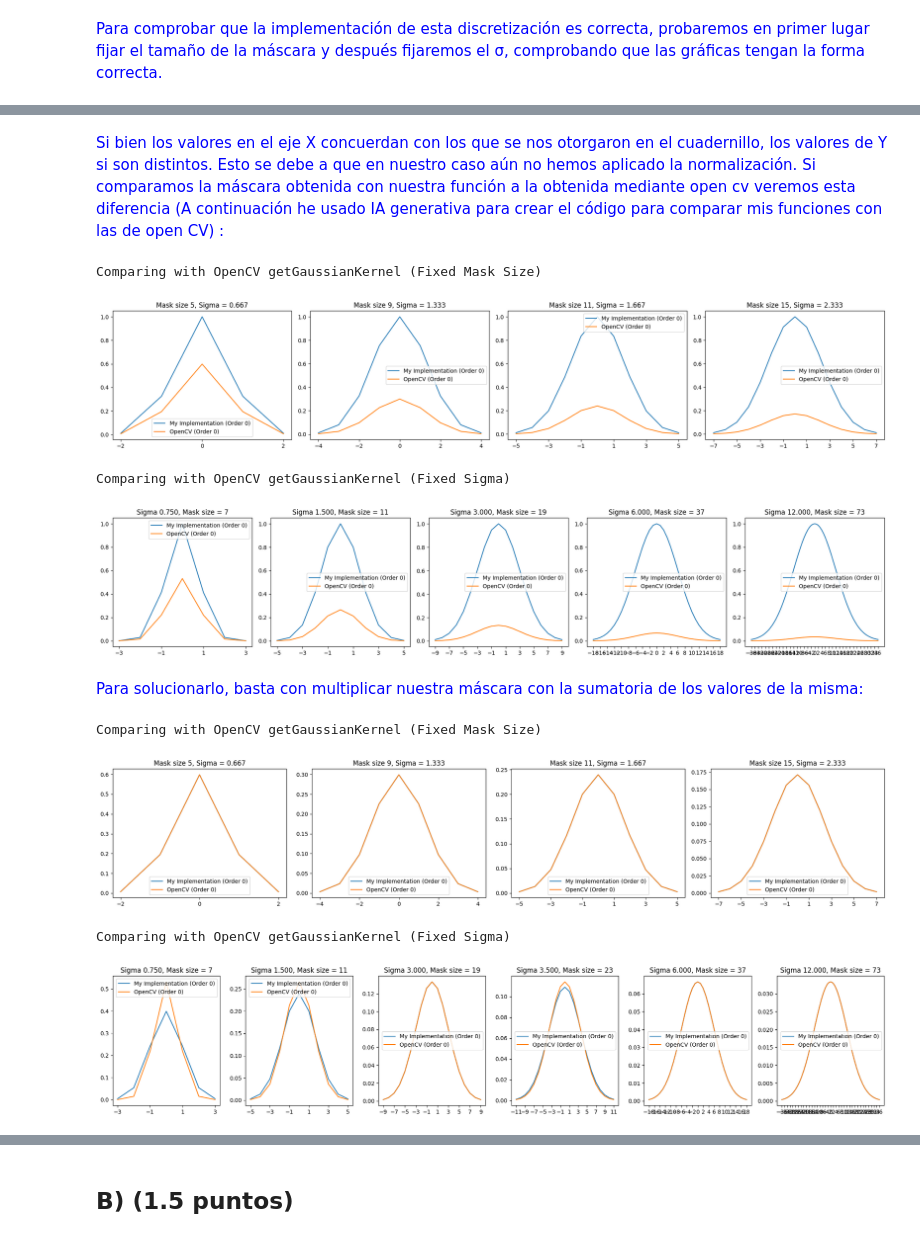
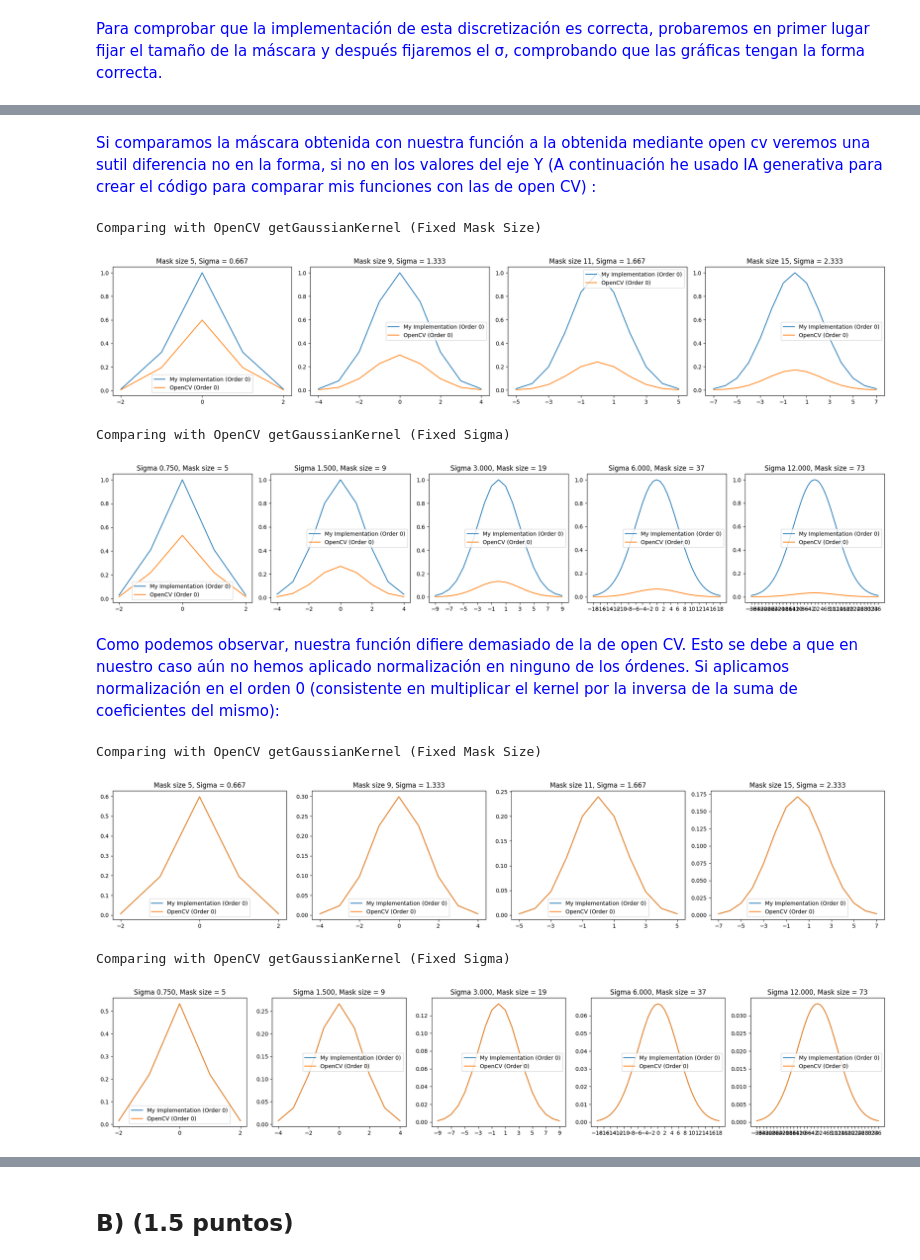
Before and after one commit to ruizz04/Vision_Computador, a Jupyter notebook: P1_template.ipynb, the cells around one changed output, grey strips where cells are left out. Saved outputs shown, nothing was run; the diff lists cells and outputs as text; code cells hidden in the pictures.

```diff
--- a/P1_template.ipynb
+++ b/P1_template.ipynb
@@ -376,5 +386,5 @@ FIJAMOS AHORA EL SIGMA
 # %% [markdown]
-<font color="blue">Si bien los valores en el eje X concuerdan con los que se nos otorgaron en el cuadernillo, los valores de Y si son distintos. Esto se debe a que en nuestro caso aún no hemos aplicado la normalización. Si comparamos la máscara obtenida con nuestra función a la obtenida mediante open cv veremos esta diferencia (A continuación he usado IA generativa para crear el código para comparar mis funciones con las de open CV) :
+<font color="blue">Si comparamos la máscara obtenida con nuestra función a la obtenida mediante open cv veremos una sutil diferencia no en la forma, si no en los valores del eje Y (A continuación he usado IA generativa para crear el código para comparar mis funciones con las de open CV) :
 # %%
 sigma_values = [0.75, 1.5, 3, 6, 12]
 size_masks = [5, 9, 11, 15]
@@ -411,7 +421,7 @@ for i, sigma in enumerate(sigma_values):
     # Display user's implementation and OpenCV's for Order 0 (Gaussian) in a subplot
     plt.subplot(1, len(sigma_values), i + 1) # 1 row, len(sigma_values) columns, current plot is i+1
     mask_user = gaussianMask1D(sigma=sigma, order=0)
-    mask_opencv = cv2.getGaussianKernel(sizeMask, sigma).flatten()
+    mask_opencv = cv2.getGaussianKernel(sizeMask, sigma=sigma).flatten()
 
     plt.plot(k_valores, mask_user, label='My Implementation (Order 0)')
     plt.plot(k_valores, mask_opencv, label='OpenCV (Order 0)')
@@ -425,11 +435,11 @@ plt.show()
 Comparing with OpenCV getGaussianKernel (Fixed Mask Size)
 [figure]
 Comparing with OpenCV getGaussianKernel (Fixed Sigma)
-[figure, old version]
+[figure, new version]
-# %% [markdown]
-<font color="blue">Para solucionarlo, basta con multiplicar nuestra máscara con la sumatoria de los valores de la misma:
+# %% [markdown]
+<font color="blue">Como podemos observar, nuestra función difiere demasiado de la de open CV. Esto se debe a que en nuestro caso aún no hemos aplicado normalización en ninguno de los órdenes. Si aplicamos normalización en el orden 0 (consistente en multiplicar el kernel por la inversa de la suma de coeficientes del mismo):
 # %%
-sigma_values = [0.75, 1.5, 3, 3.5,  6, 12]
+sigma_values = [0.75, 1.5, 3, 6, 12]
 size_masks = [5, 9, 11, 15]
 
 plt.rcParams["figure.figsize"] = (20, 4) # Adjust figure size for 1x5 grid
@@ -443,7 +453,7 @@ for i, sizeMask in enumerate(size_masks):
     # Display user's implementation and OpenCV's for Order 0 (Gaussian) in a subplot
     plt.subplot(1, len(size_masks), i + 1) # 1 row, len(size_masks) columns, current plot is i+1
     mask_user = gaussianMask1D(sizeMask=sizeMask, order=0)
-    coef_normal = 1/(mask_user.sum())
+    coef_normal = 1/(mask_user.sum())  #aquí calculamos ese coeficiente por el que multiplicar la máscara
     mask_opencv = cv2.getGaussianKernel(sizeMask, sigma).flatten()
 
     plt.plot(k_valores, coef_normal*mask_user, label='My Implementation (Order 0)')
@@ -451,33 +461,33 @@ for i, sizeMask in enumerate(size_masks):
     plt.title(f'Mask size {sizeMask}, Sigma = {sigma:.3f}')
     plt.legend()
     plt.xticks(k_valores[::2], fontsize=10)
 
 plt.tight_layout() # Adjust layout to prevent overlap
 plt.show()
 
 
 print('Comparing with OpenCV getGaussianKernel (Fixed Sigma)')
 plt.figure()
 for i, sigma in enumerate(sigma_values):
     sizeMask = 2 * int(3 * sigma) + 1
     k_valores = np.arange(sizeMask) - sizeMask // 2
 
     # Display user's implementation and OpenCV's for Order 0 (Gaussian) in a subplot
     plt.subplot(1, len(sigma_values), i + 1) # 1 row, len(sigma_values) columns, current plot is i+1
-    mask_user = gaussianMask1D(sizeMask=sizeMask, order=0)
-    coef_normal = 1/(mask_user.sum())
+    mask_user = gaussianMask1D(sigma=sigma, order=0)
+    coef_normal = 1/(mask_user.sum()) #aquí calculamos ese coeficiente por el que multiplicar la máscara
     mask_opencv = cv2.getGaussianKernel(sizeMask, sigma).flatten()
 
     plt.plot(k_valores, coef_normal*mask_user, label='My Implementation (Order 0)')
     plt.plot(k_valores, mask_opencv, label='OpenCV (Order 0)')
     plt.title(f'Sigma {sigma:.3f}, Mask size = {sizeMask}')
     plt.legend()
     plt.xticks(k_valores[::2], fontsize=10)
 
 plt.tight_layout() # Adjust layout to prevent overlap
 plt.show()
 # %% [output]
 Comparing with OpenCV getGaussianKernel (Fixed Mask Size)
 [figure]
 Comparing with OpenCV getGaussianKernel (Fixed Sigma)
-[figure, old version]
+[figure, new version]
```
Also changed, not shown: parts of 11 cells of this notebook.
